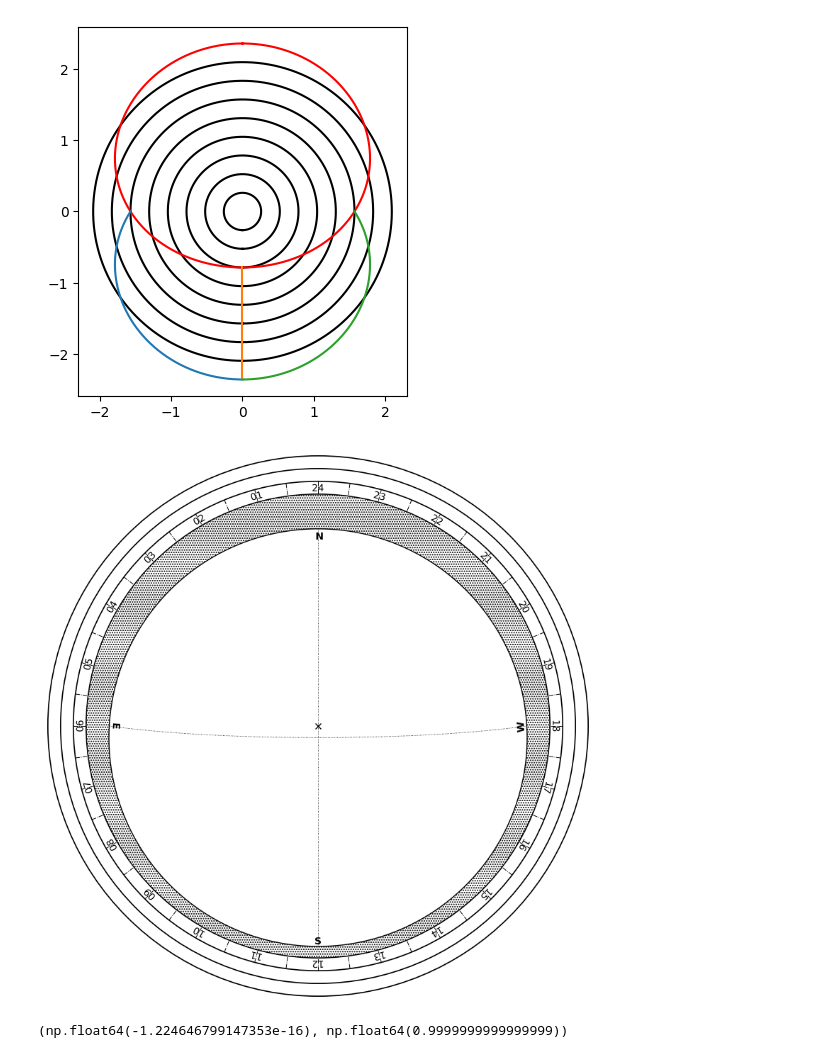
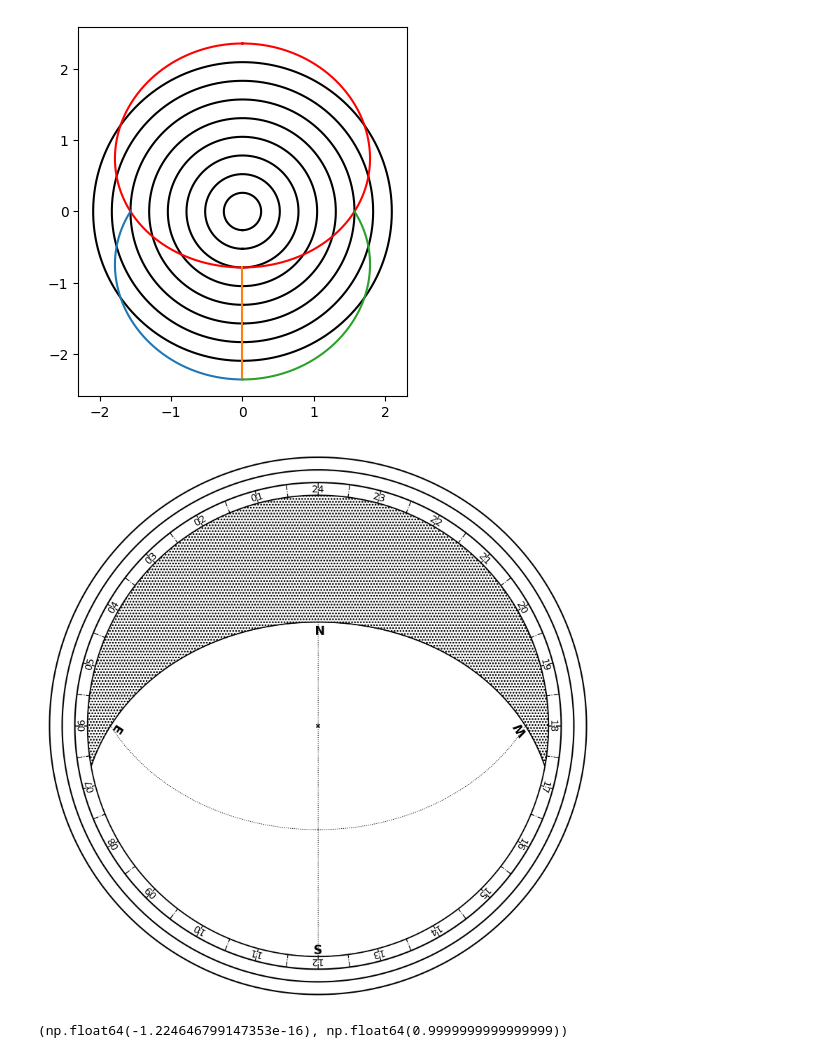
Before and after one commit to Giacomo-Menegatti/HARey_constellations_cards, a Jupyter notebook: astrolabe.ipynb, the cells around one changed output. Drawn from its saved outputs; the diff is of its cells as text; code cells hidden in the pictures.

```diff
--- a/astrolabe.ipynb
+++ b/astrolabe.ipynb
@@ -303,7 +303,7 @@ def plot_mask(lat, fov=210, mode='azimuth', face='front'):
 
     clip_circle = Circle((0,0), int_r, facecolor='none', edgecolor='k')
 
-    fig, ax = plt.subplots(figsize=(10,10))
+    fig, ax = plt.subplots(figsize=(8,8), dpi=300)
     ax.add_patch(mask)
     ax.add_patch(clip_circle)
     mask.set_clip_path(clip_circle)
@@ -325,36 +325,36 @@ def plot_mask(lat, fov=210, mode='azimuth', face='front'):
     ax.text(scale*w_x, scale*w_y, 'W', rotation=w_angle, ha='center', va='bottom', rotation_mode='anchor', fontsize=10, weight='bold')
 
     # Do not display the markers is outside the map
     if np.abs(scale*n_y) <= int_r:
         ax.text(0, scale*n_y, 'N', rotation=n_angle, ha='center', va='bottom', rotation_mode='anchor', fontsize=10, weight='bold')
 
     if np.abs(scale*s_y) <= int_r:
         ax.text(0, scale*s_y, 'S', rotation=s_angle, ha='center', va='bottom', rotation_mode='anchor', fontsize=10, weight='bold')
 
     spacing = (ext_r-int_r)/3
     for i in range(1,4):
         ax.add_patch(Circle((0,0), int_r + i*spacing, facecolor='none', edgecolor='k', lw=1.2))
 
     hour_r = int_r + spacing/2
     circle_r = int_r + spacing
 
     for hour in range(1,25):
         angle = np.pi/12*hour
         text_place(f'{hour:02}', ax, (hour_r*np.sin(-sign*angle), hour_r*np.cos(-sign*angle)), angle=sign*angle, font_size=0.035)
 
     for angle in np.linspace(0,2*np.pi,49):
         ax.plot([circle_r*np.sin(angle), int_r*np.sin(angle)], [circle_r*np.cos(angle), int_r*np.cos(angle)], color='k', ls='-.', lw=0.7)
 
-    ax.plot(0,0,'kx')
+    ax.plot(0,0,'kx', lw=0, markersize=3)
     ax.set_xlim(-1,1)
     ax.set_ylim(-1,1)
     ax.set_aspect('equal')
     ax.set_axis_off()
     plt.show()
 
-plot_mask(85, fov=200, mode='azimuth', face='front')
+plot_mask(45, fov=200, mode='azimuth', face='front')
 # %% [output]
-[figure, old version]
+[figure, new version]
 # %%
 stereo_polar(180, 0)
 # %% [output]
```
Also changed, not shown: parts of 4 cells of this notebook, 1 other file.
